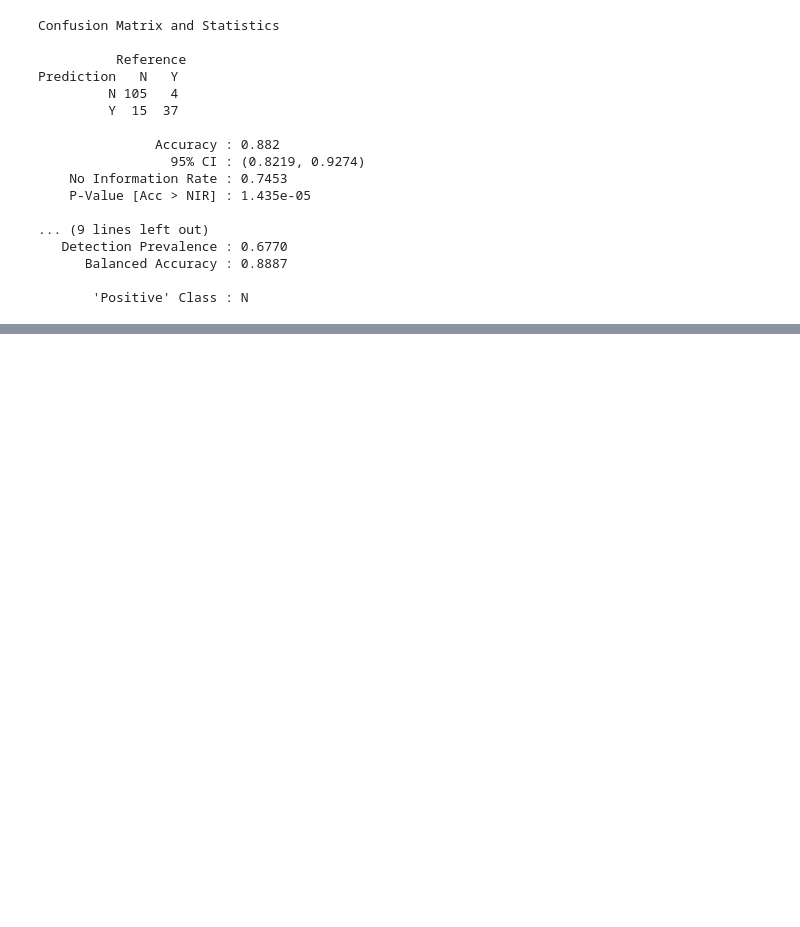
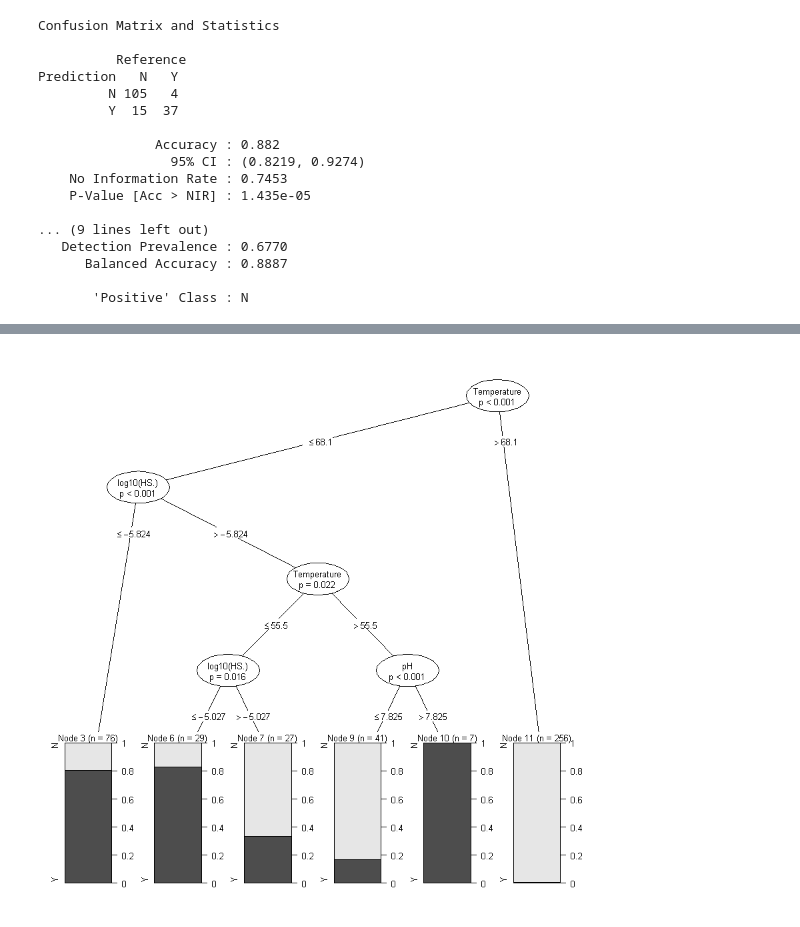
Before and after one commit to gmboyer/HydrothermalPhotosynthesis, a Jupyter notebook: HydrothermalPhotosynthesis.ipynb, the cells around one changed output, grey strips where cells are left out. Cells and saved outputs as stored; diff of their text form; code cells hidden in the pictures; blank space fills up the shorter version.

```diff
--- a/HydrothermalPhotosynthesis.ipynb
+++ b/HydrothermalPhotosynthesis.ipynb
@@ -269,0 +279,3 @@ Prediction   N   Y
+# %%
+ntrain <- round(n*0.8)
+ntrain
@@ -269,0 +284,3 @@ Prediction   N   Y
+# %%
+tindex <- sample(n, ntrain) # sample 80% of the data to train/create the model
+tindex # training sample index
@@ -269,0 +305,12 @@ Prediction   N   Y
+# %%
+xtrain <- train[tindex, ] # train the model on our sampled training data
+xtest <- train[-tindex, ] # the remaining 20% will be set aside for testing our model
+# %%
+Photo_model <- ctree(formula = PS ~ pH + Temperature + log10(HS.), data = xtrain) # create a ctree model with our training set
+# %%
+plot(Photo_model, gp = gpar(fontsize = 8),
+  inner_panel=node_inner,
+  ip_args=list(abbreviate = FALSE, id = FALSE)
+  )
+# %% [output]
+[figure, added]
```
Also changed, not shown: parts of 26 cells of this notebook.
